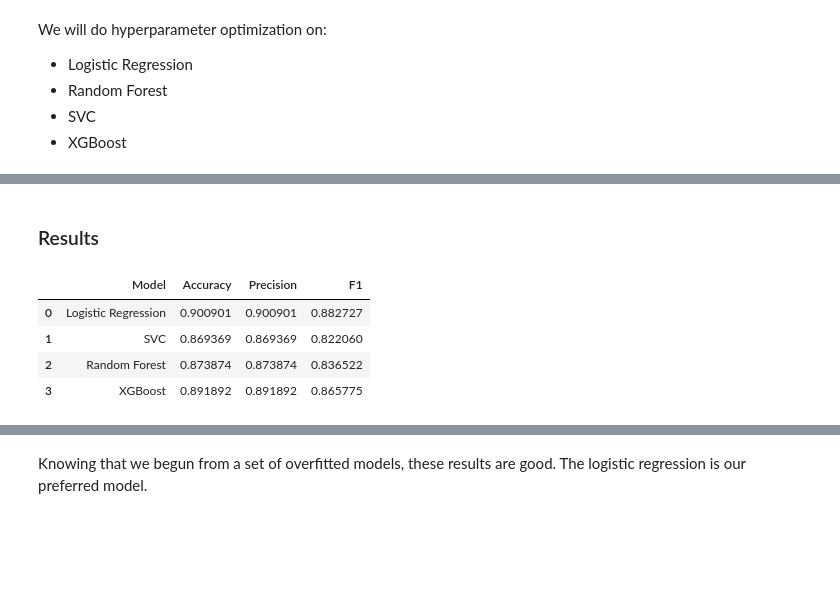
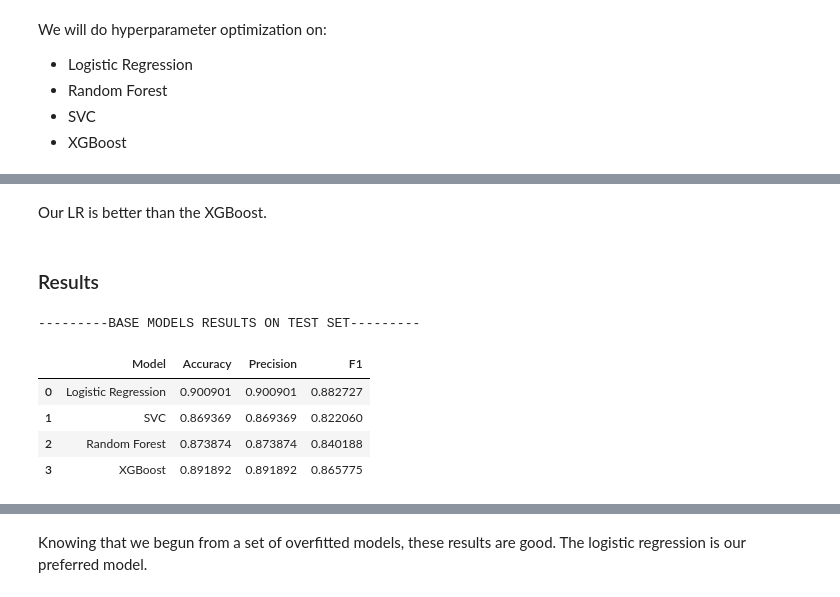
Before and after one commit to DavidAlexanderMoe/Sentiment-Analysis-and-Web-Scraping, a Jupyter notebook: Scripts/Analysis/4. Model Selection and Evaluation.ipynb, the cells around one changed output, grey strips where cells are left out. Drawn from its saved outputs; the diff is of its cells as text; code cells hidden in the pictures; blank space fills up the shorter version.

```diff
--- a/Scripts/Analysis/4. Model Selection and Evaluation.ipynb
+++ b/Scripts/Analysis/4. Model Selection and Evaluation.ipynb
@@ -181,0 +236,5 @@ For baseline purposes I will also run the metrics for the selected models on the
+# %%
+RF.fit(X_train, y_train)
+y_pred = RF.predict(X_test)
+print(f'Base RF accuracy on test set is: {accuracy_score(y_test, y_pred)}')
+print(f'Base RF F1 score on test set is: {f1_score(y_test, y_pred, average="weighted")}')
@@ -181,0 +272,5 @@ For baseline purposes I will also run the metrics for the selected models on the
+# %%
+SV.fit(X_train, y_train)
+y_pred = SV.predict(X_test)
+print(f'Base SVC accuracy on test set is: {accuracy_score(y_test, y_pred)}')
+print(f'Base SVC F1 score on test set is: {f1_score(y_test, y_pred, average="weighted")}')
@@ -250,0 +304,5 @@ On the main diagonal we can see the correctly classified reviews. As expected fr
+# %%
+XGB.fit(X_train, y_train)
+y_pred = XGB.predict(X_test)
+print(f'Base XGB accuracy on test set is: {accuracy_score(y_test, y_pred)}')
+print(f'Base XGB F1 score on test set is: {f1_score(y_test, y_pred, average="weighted")}')
@@ -275,24 +352,29 @@ Accuracy of classifier on test set: 0.8873873873873874
 [figure]
+# %% [markdown]
+Our LR is better than the XGBoost.
 # %% [markdown]
 ### Results
 # %%
-crossval_dict = {0: 'Logistic Regression',
-                1: 'SVC',
-                2: 'Random Forest',
-                3: 'XGBoost'}
-crossval_models=[LR, SV, RF, XGB]
+tuned_crossval_dict = {0: 'Logistic Regression',
+                       1: 'SVC',
+                       2: 'Random Forest',
+                       3: 'XGBoost'}
+tuned_crossval_models=[best_LR, best_SVC, best_RF, best_XGB]
+crossval_models = [LR, SV, RF, XGB]
 # %%
+print('---------BASE MODELS RESULTS ON TEST SET---------')
 results = []
 for i, model in enumerate(crossval_models):
     accuracy = model.score(X_test, y_test)
     precision = precision_score(y_test, model.predict(X_test), average="micro")
     f1 = f1_score(y_test, model.predict(X_test), average="weighted")
-    results.append({'Model': crossval_dict[i], 'Accuracy': accuracy, 'Precision': precision, 'F1': f1})
+    results.append({'Model': tuned_crossval_dict[i], 'Accuracy': accuracy, 'Precision': precision, 'F1': f1})
 df_results = pd.DataFrame(results)
 df_results
 # %% [output]
+---------BASE MODELS RESULTS ON TEST SET---------
 |  | Model | Accuracy | Precision | F1 |
 | 0 | Logistic Regression | 0.900901 | 0.900901 | 0.882727 |
 | 1 | SVC | 0.869369 | 0.869369 | 0.822060 |
-| 2 | Random Forest | 0.873874 | 0.873874 | 0.836522 |
+| 2 | Random Forest | 0.873874 | 0.873874 | 0.840188 |
 | 3 | XGBoost | 0.891892 | 0.891892 | 0.865775 |
```
Also changed, not shown: parts of 37 cells of this notebook.
